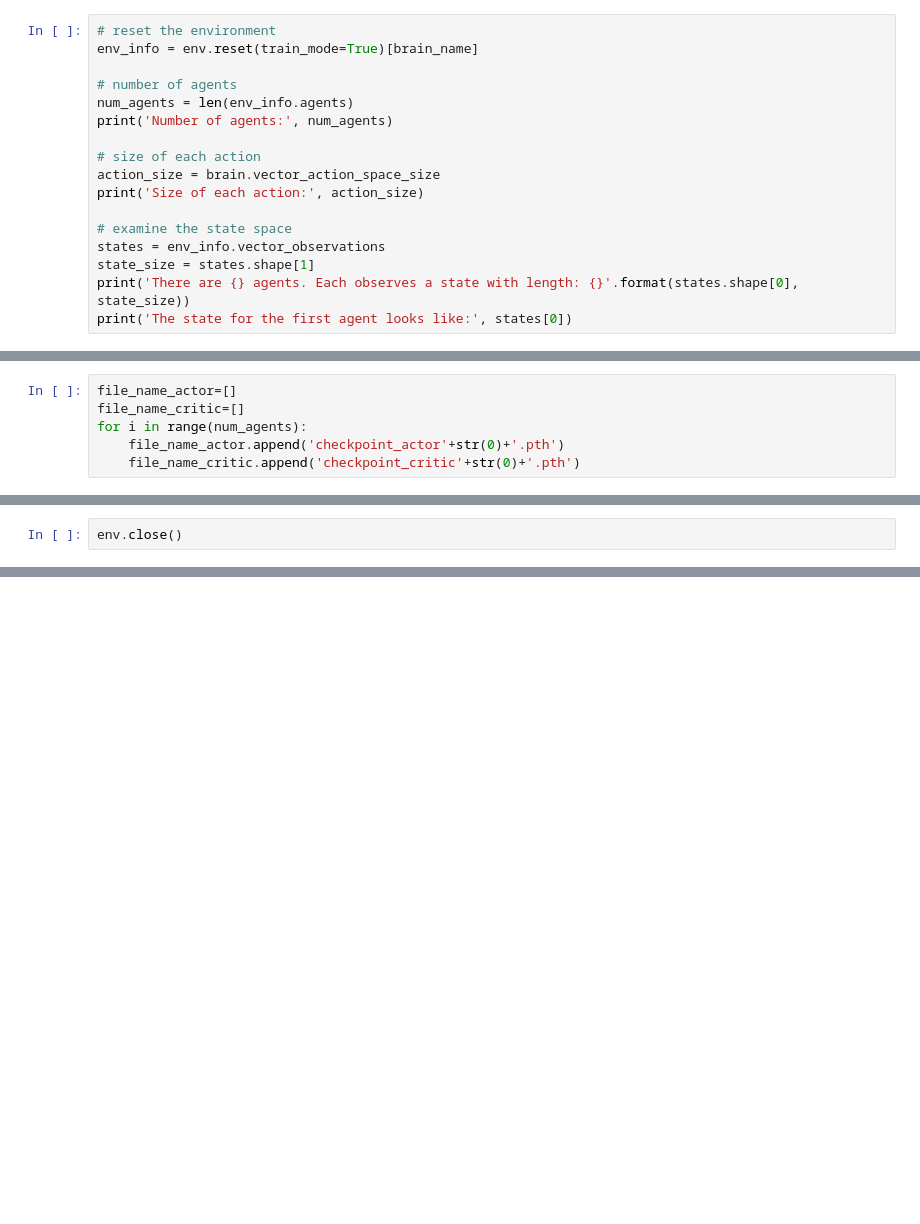
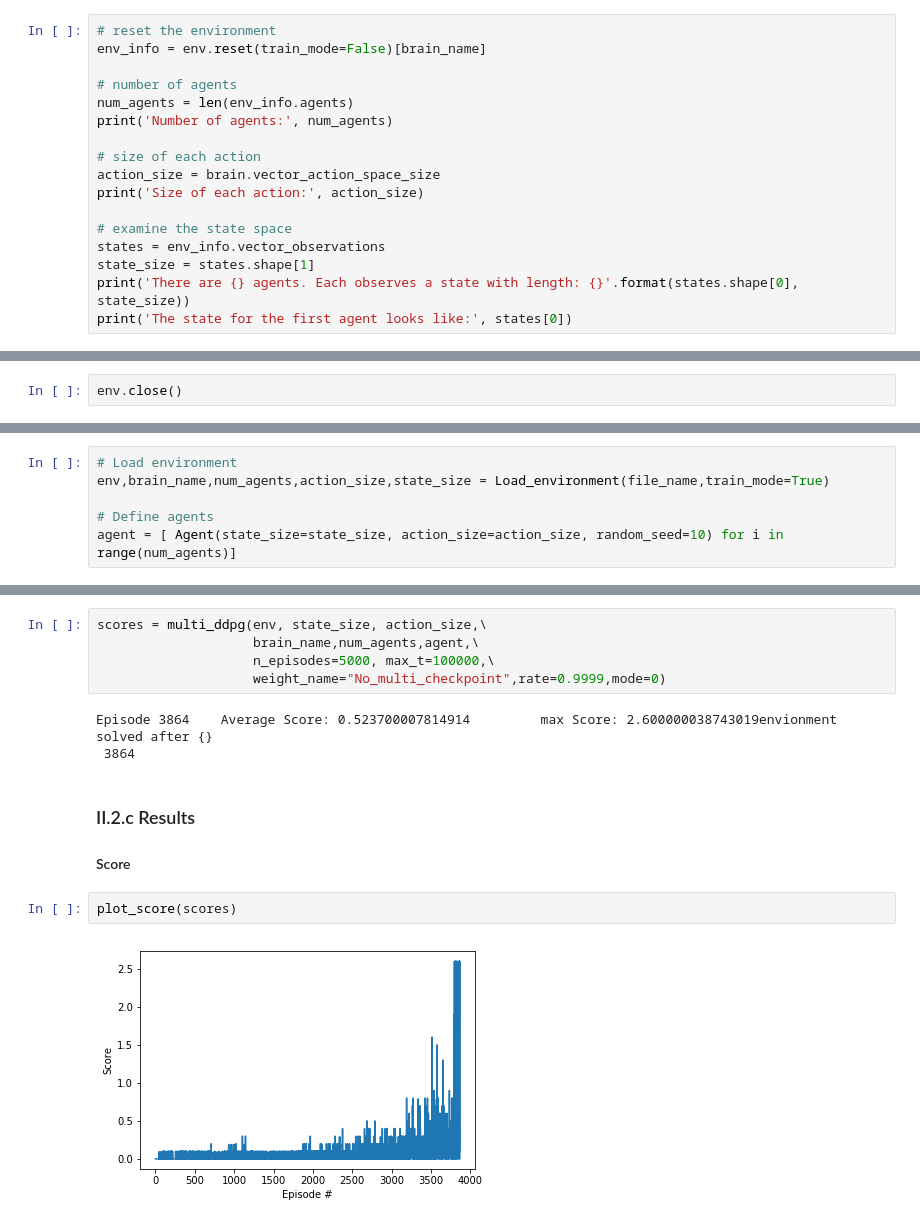
Before and after one commit to AI2Rgross/p3_collab-compet, a Jupyter notebook: Tennis-train-ddpg.ipynb, the cells around one changed output, grey strips where cells are left out. Drawn from its saved outputs; the diff is of its cells as text; blank space fills up the shorter version.

```diff
--- a/Tennis-train-ddpg.ipynb
+++ b/Tennis-train-ddpg.ipynb
@@ -68,6 +81,6 @@ Each agent has only two continuous actions available:
 # %%
 # reset the environment
-env_info = env.reset(train_mode=True)[brain_name]
+env_info = env.reset(train_mode=False)[brain_name]
 
 # number of agents
 num_agents = len(env_info.agents)
@@ -342,6 +163,0 @@ agent = [ Agent(state_size=state_size, action_size=action_size, random_seed=10)
-# %%
-file_name_actor=[]
-file_name_critic=[]
-for i in range(num_agents):
-    file_name_actor.append('checkpoint_actor'+str(0)+'.pth')
-    file_name_critic.append('checkpoint_critic'+str(0)+'.pth')
@@ -364,0 +219,6 @@ env.close()
+# %%
+# Load environment
+env,brain_name,num_agents,action_size,state_size = Load_environment(file_name,train_mode=True)
+
+# Define agents
+agent = [ Agent(state_size=state_size, action_size=action_size, random_seed=10) for i in range(num_agents)]
@@ -364,0 +257,15 @@ env.close()
+# %%
+scores = multi_ddpg(env, state_size, action_size,\
+                    brain_name,num_agents,agent,\
+                    n_episodes=5000, max_t=100000,\
+                    weight_name="No_multi_checkpoint",rate=0.9999,mode=0)
+# %% [output]
+Episode 3864    Average Score: 0.523700007814914         max Score: 2.600000038743019envionment solved after {}
+ 3864
+# %% [markdown]
+### II.2.c Results
+#### Score
+# %%
+plot_score(scores)
+# %% [output]
+[figure, added]
```
Also changed, not shown: parts of 102 cells of this notebook, 30 other files.
